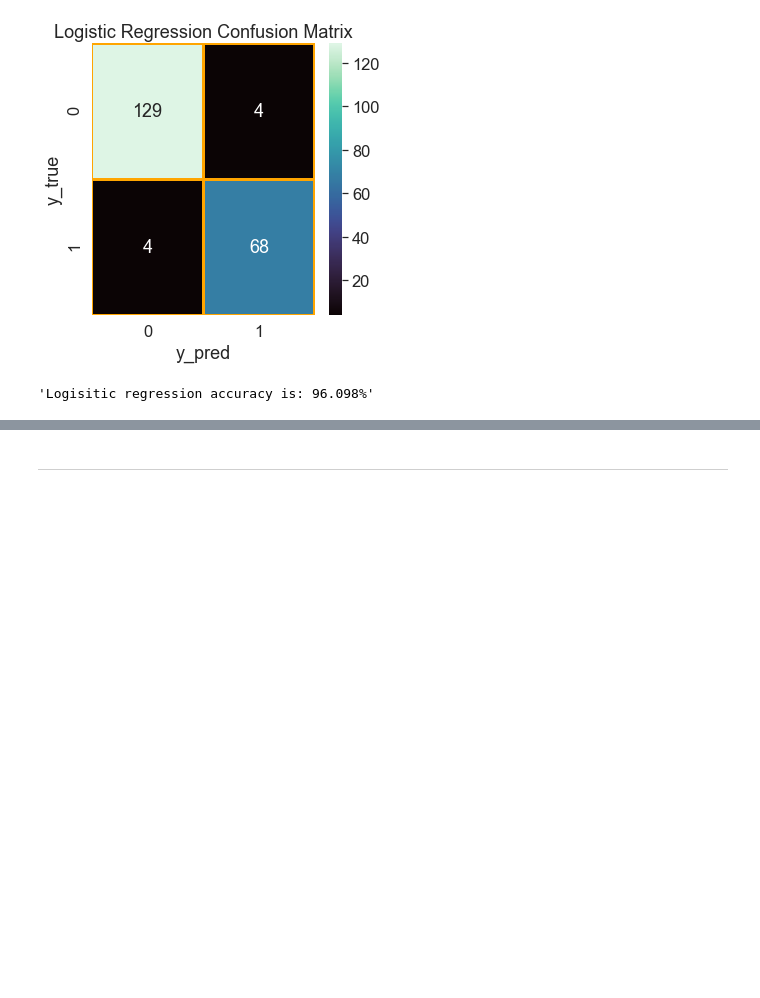
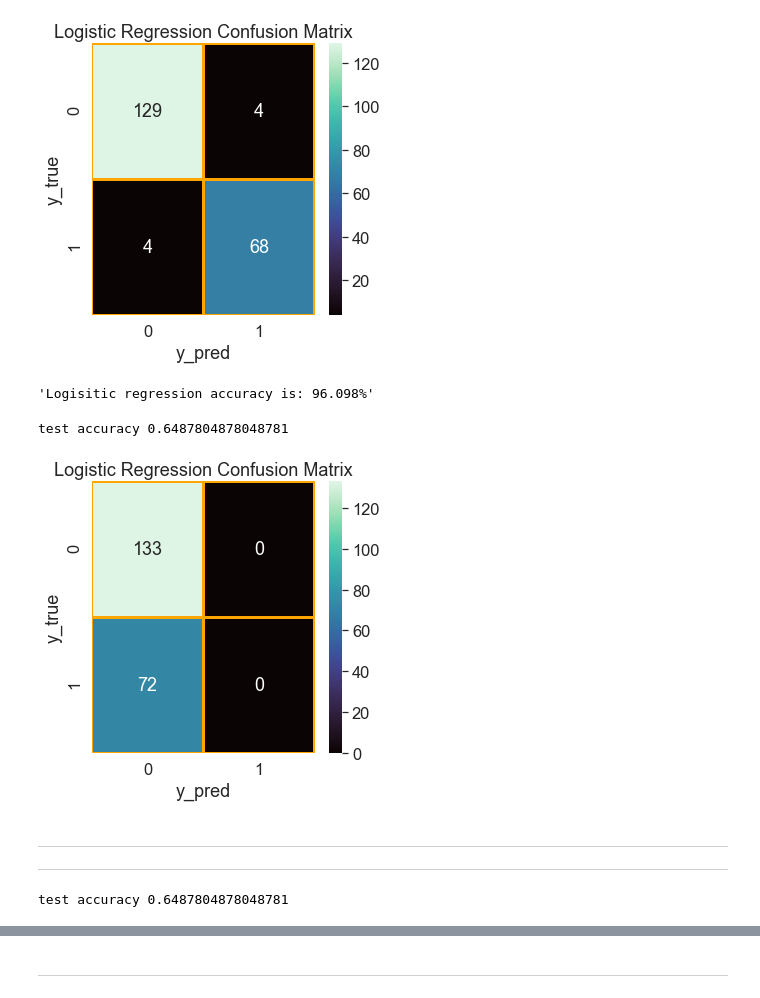
Before and after one commit to Ruairi8/ProgDAProject2, a Jupyter notebook: file1.ipynb, the cells around one changed output, grey strips where cells are left out. Cells and saved outputs as stored; diff of their text form; code cells hidden in the pictures; blank space fills up the shorter version.

```diff
--- a/file1.ipynb
+++ b/file1.ipynb
@@ -203,3 +204,35 @@ accuracy = (true_pos + true_neg) / (true_pos + false_neg + false_pos + true_neg)
 "Logisitic regression accuracy is: {:.3f}%".format(accuracy * 100)
 # %% [output]
 'Logisitic regression accuracy is: 96.098%'
+# %%
+# Logistic regression with selected dataset features used to make predictions:
+y = datafr["Class"].values
+x = datafr.drop(["Class", "Marginal Adhesion", "Single Epithelial Cell Size", "Bare Nuclei", "Bland Chromatin", "Normal Nucleoli",
+"Mitoses"], axis=1)
+from sklearn.model_selection import train_test_split
+x_train ,x_test, y_train, y_test = train_test_split(x, y, random_state=1, test_size=0.3)
+# %%
+algorithms = []
+score = []
+from sklearn.linear_model import LogisticRegression
+lgReg = LogisticRegression()
+lgReg.fit(x_train, y_train)
+score.append(lgReg.score(x_test, y_test) * 100)
+algorithms.append("Logistic Regression")
+print(f"test accuracy {(lgReg.score(x_test, y_test))}")
+# %% [output]
+test accuracy 0.6487804878048781
+# %%
+from sklearn.metrics import confusion_matrix
+y_pred = lgReg.predict(x_test)
+y_true = y_test
+con = confusion_matrix(y_true, y_pred)
+# %%
+f,ax = plt.subplots(figsize=(5,5))
+sns.heatmap(con, cmap="mako", annot=True, linewidths=2, cbar=True, linecolor="orange", fmt=".0f", ax=ax)
+plt.xlabel("y_pred")
+plt.ylabel("y_true")
+plt.title("Logistic Regression Confusion Matrix")
+plt.show()
+# %% [output]
+[figure, added]
@@ -205,0 +241,3 @@ accuracy = (true_pos + true_neg) / (true_pos + false_neg + false_pos + true_neg)
+# %% [markdown]
+---
+---
@@ -205,0 +249,11 @@ accuracy = (true_pos + true_neg) / (true_pos + false_neg + false_pos + true_neg)
+# %%
+algorithms = []
+score = []
+from sklearn.linear_model import LogisticRegression
+lgReg = LogisticRegression()
+lgReg.fit(x_train, y_train)
+score.append(lgReg.score(x_test, y_test) * 100)
+algorithms.append("Logistic Regression")
+print(f"test accuracy {(lgReg.score(x_test, y_test))}")
+# %% [output]
+test accuracy 0.6487804878048781
```
Also changed, not shown: parts of 34 cells of this notebook.
